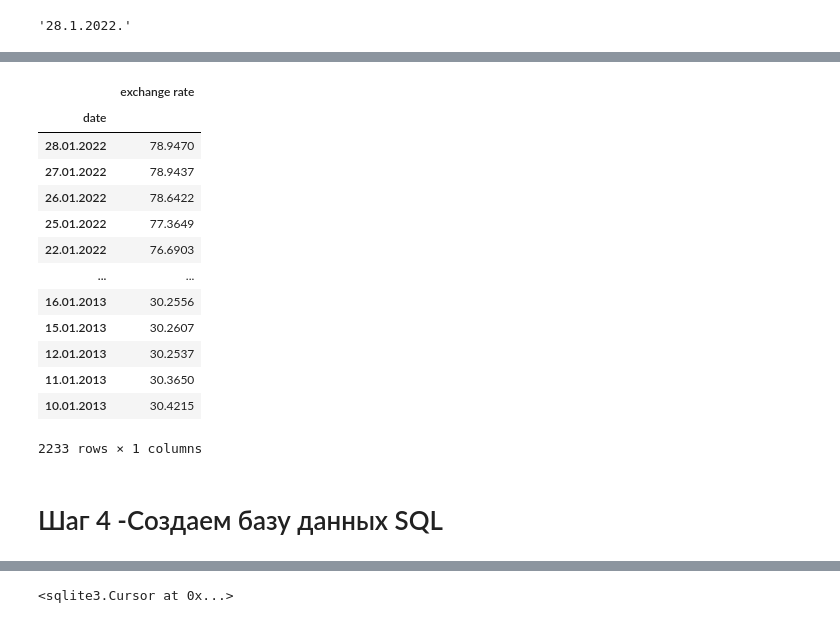
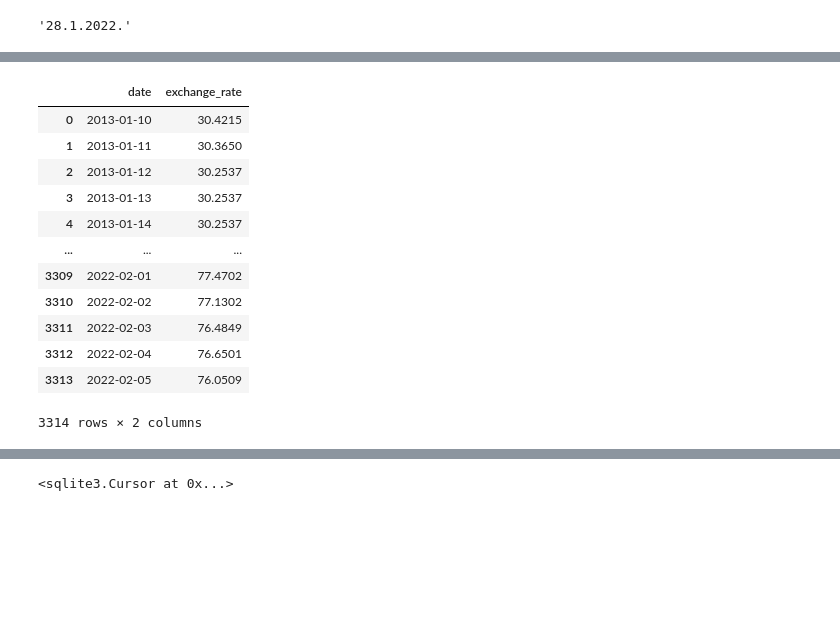
Before and after one commit to Yura4all/home-work, a Jupyter notebook: Central bank - 101 form.ipynb, the cells around one changed output, grey strips where cells are left out. Saved outputs shown, nothing was run; the diff lists cells and outputs as text; code cells hidden in the pictures; blank space fills up the shorter version.

```diff
--- a/Central bank - 101 form.ipynb
+++ b/Central bank - 101 form.ipynb
@@ -182,29 +153,33 @@ df_er
 # %%
 # обрабатываем данные по валютному курсу
 
 df_er = df_er.iloc[2:]     # deleting the first useless row 'Доллар США' and the second row since he will be in the
                      # column names instead
 
 df_er = df_er.drop(1, axis = 1)   # deleting useless column "Единиц"
-df_er = df_er.rename({0: 'date', 2: 'exchange rate'}, axis=1)    # adding normal column names
-df_er.iloc[:, 1] = df_er.iloc[:, 1].astype('float')/10000       #
-df_er = df_er.set_index('date')         # setting date as index
-
+df_er = df_er.rename({0: 'date', 2: 'exchange_rate'}, axis=1)    # adding normal column names
+df_er.iloc[:, 1] = df_er.iloc[:, 1].astype('float')/10000
+df_er.iloc[:, 0]=pd.to_datetime(df_er.iloc[:, 0],dayfirst=True)
+df_er=df_er.sort_values(by='date', ascending=True)
+s = pd.DataFrame(
+{"date": pd.date_range(df_er['date'].min(), df_er['date'].max(), freq="D")}
+)
+df_er=df_er.reset_index().drop('index', 1)
+df_new=pd.merge(s, df_er, how="left", on=["date"])
+df_new['exchange_rate'] = df_new['exchange_rate'].fillna(df_new['exchange_rate'].ffill())
+df_er=df_new
 df_er
 # %% [output]
-|  | exchange rate |
-| date |  |
-| 28.01.2022 | 78.9470 |
-| 27.01.2022 | 78.9437 |
-| 26.01.2022 | 78.6422 |
-| 25.01.2022 | 77.3649 |
-| 22.01.2022 | 76.6903 |
-| ... | ... |
-| 16.01.2013 | 30.2556 |
-| 15.01.2013 | 30.2607 |
-| 12.01.2013 | 30.2537 |
-| 11.01.2013 | 30.3650 |
-| 10.01.2013 | 30.4215 |
+|  | date | exchange_rate |
+| 0 | 2013-01-10 | 30.4215 |
+| 1 | 2013-01-11 | 30.3650 |
+| 2 | 2013-01-12 | 30.2537 |
+| 3 | 2013-01-13 | 30.2537 |
+| 4 | 2013-01-14 | 30.2537 |
+| ... | ... | ... |
+| 3309 | 2022-02-01 | 77.4702 |
+| 3310 | 2022-02-02 | 77.1302 |
+| 3311 | 2022-02-03 | 76.4849 |
+| 3312 | 2022-02-04 | 76.6501 |
+| 3313 | 2022-02-05 | 76.0509 |
-2233 rows × 1 columns
+3314 rows × 2 columns
-# %% [markdown]
-# Шаг 4 -Создаем базу данных SQL
```
Also changed, not shown: parts of 42 cells of this notebook, 1 other file.
